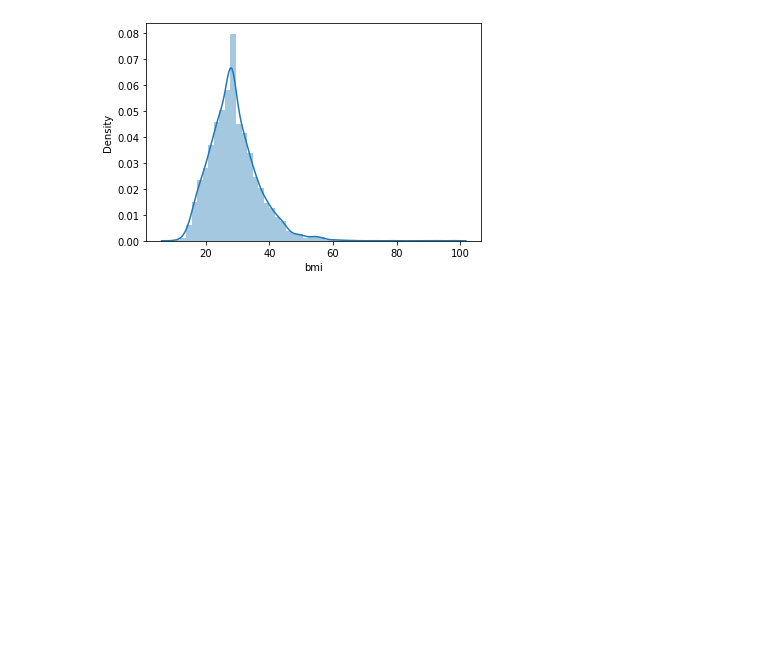
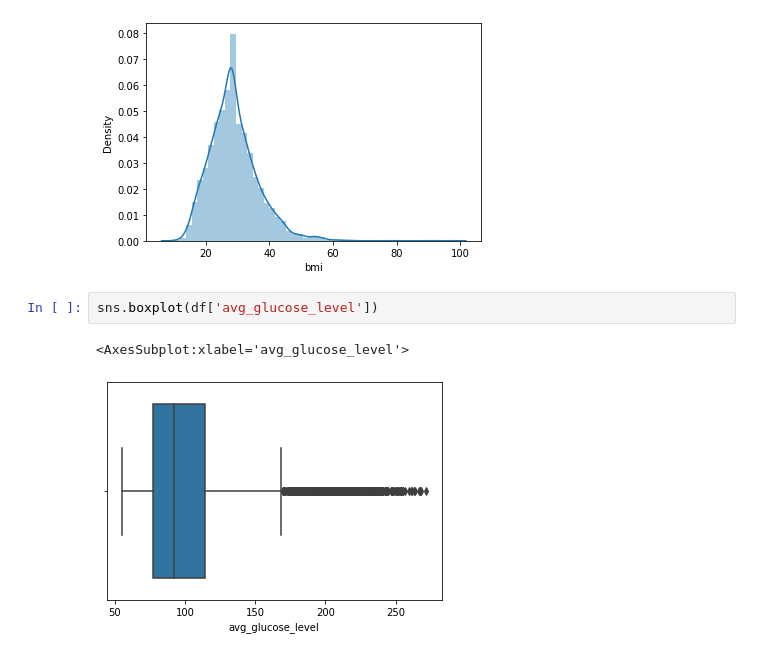
Before and after one commit to Esha-Gupta-DAX/Training, a Jupyter notebook: DAX-DS-Assignment-2022-Esha_Gupta/Data_Analytics/Data_Analytics.ipynb, the cells around one changed output. Drawn from its saved outputs; the diff is of its cells as text; blank space fills up the shorter version.

```diff
--- a/DAX-DS-Assignment-2022-Esha_Gupta/Data_Analytics/Data_Analytics.ipynb
+++ b/DAX-DS-Assignment-2022-Esha_Gupta/Data_Analytics/Data_Analytics.ipynb
@@ -164,3 +169,8 @@ sns.distplot(df.bmi)
 # %% [output]
 <AxesSubplot:xlabel='bmi', ylabel='Density'>
 [figure]
+# %%
+sns.boxplot(df['avg_glucose_level'])
+# %% [output]
+<AxesSubplot:xlabel='avg_glucose_level'>
+[figure, added]
```
Also changed, not shown: parts of 16 cells of this notebook, 1 other file.
